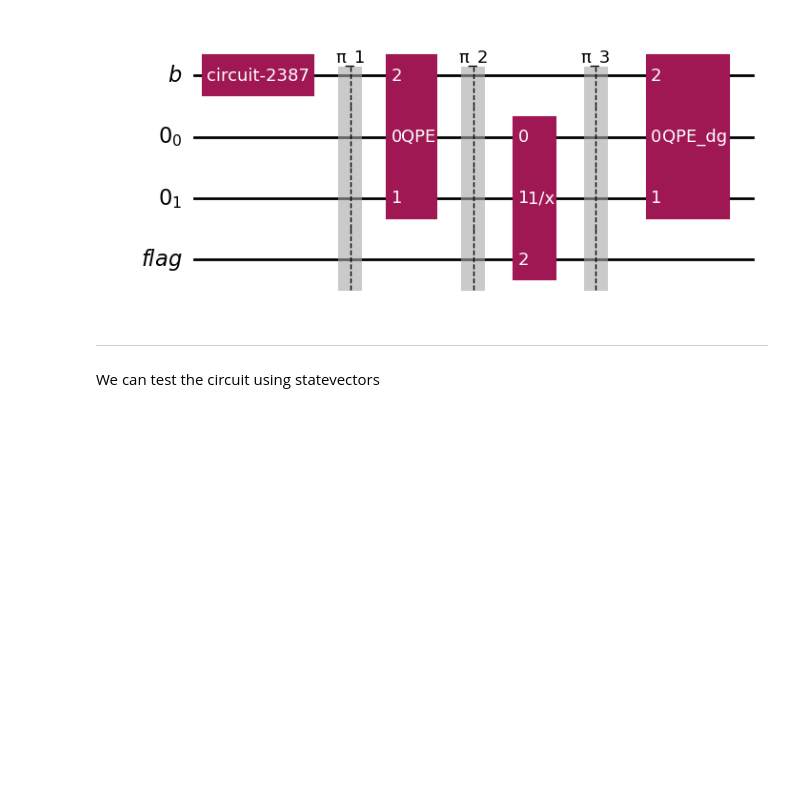
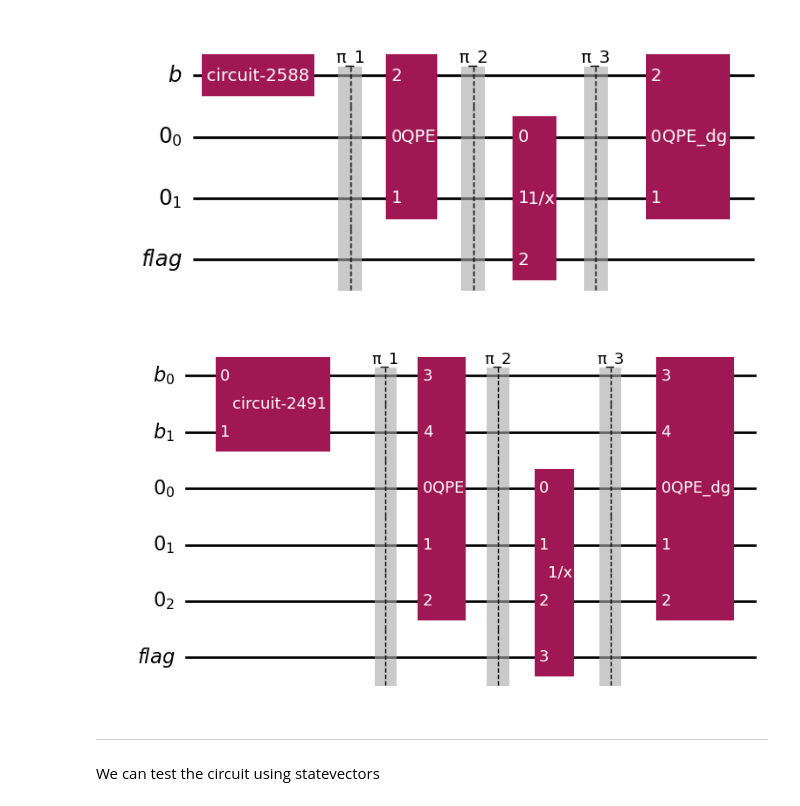
Before and after one commit to Nicofero/CITMAGA, a Jupyter notebook: Pruebas_Qiskit.ipynb, the cells around one changed output. Saved outputs shown, nothing was run; the diff lists cells and outputs as text; code cells hidden in the pictures; blank space fills up the shorter version.

```diff
--- a/Pruebas_Qiskit.ipynb
+++ b/Pruebas_Qiskit.ipynb
@@ -254,6 +284,14 @@ hhl = build_circuit(matrix,vector,10e-2,True)
 hhl.draw('mpl')
 # %% [output]
 [figure]
+# %%
+vector = np.array([1,0,1,0])
+matrix = np.array([[1,-1/3,0,0],[-1/3,1,-1/3,0],[0,-1/3,1,-1/3],[0,0,-1/3,1]])
+
+hhl = build_circuit(matrix,vector,10e-2,True)
+hhl.draw('mpl')
+# %% [output]
+[figure, added]
 # %% [markdown]
 -----
 We can test the circuit using statevectors
```
Also changed, not shown: parts of 4 cells of this notebook.
